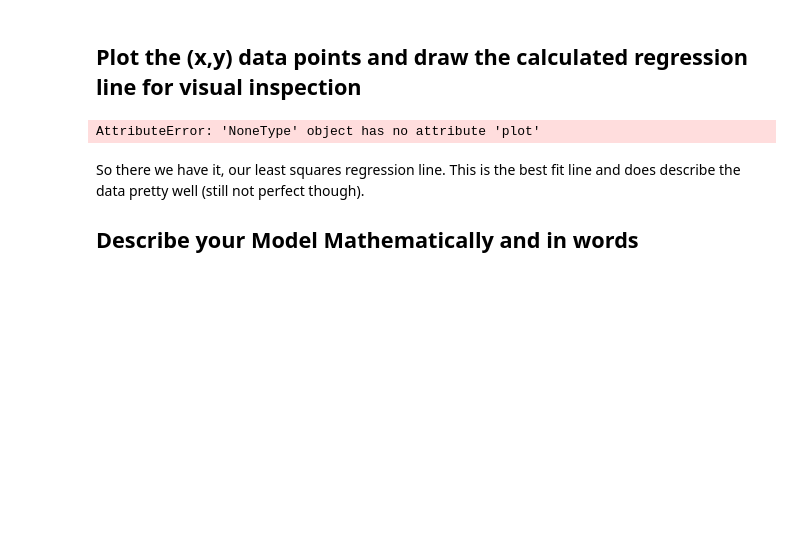
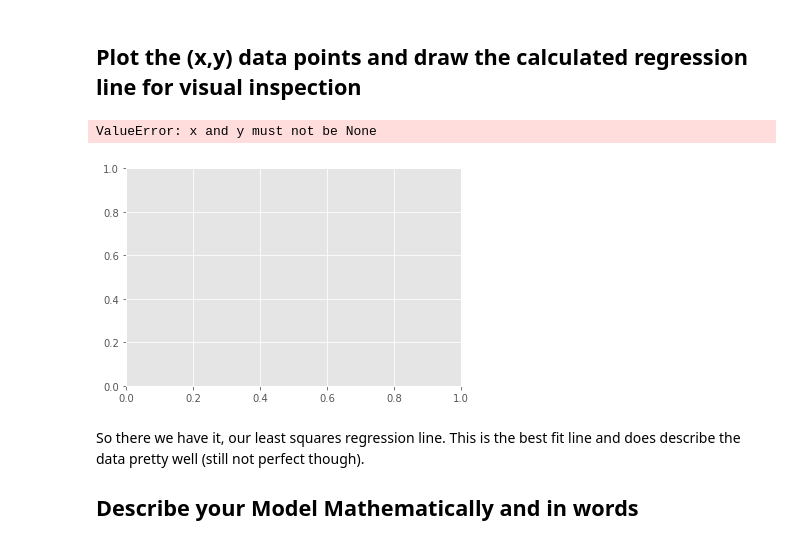
Before and after one commit to reascenda/ds-skills2-simple-linear-regression-lab-london-ds-skills-111918, a Jupyter notebook: index.ipynb, the cells around one changed output. Drawn from its saved outputs; the diff is of its cells as text; code cells hidden in the pictures; blank space fills up the shorter version.

```diff
--- a/index.ipynb
+++ b/index.ipynb
@@ -130,9 +130,10 @@ regression_line = reg_line(m,b,X)
 # %% [markdown]
 ## Plot the (x,y) data points and draw the calculated regression line for visual inspection
 # %%
-plt.plot()
+plt.plot(regression_line)
 # %% [output]
-AttributeError: 'NoneType' object has no attribute 'plot'
+ValueError: x and y must not be None
+[figure, added]
 # %% [markdown]
 So there we have it, our least squares regression line. This is the best fit line and does describe the data pretty well (still not perfect though).
 
```
